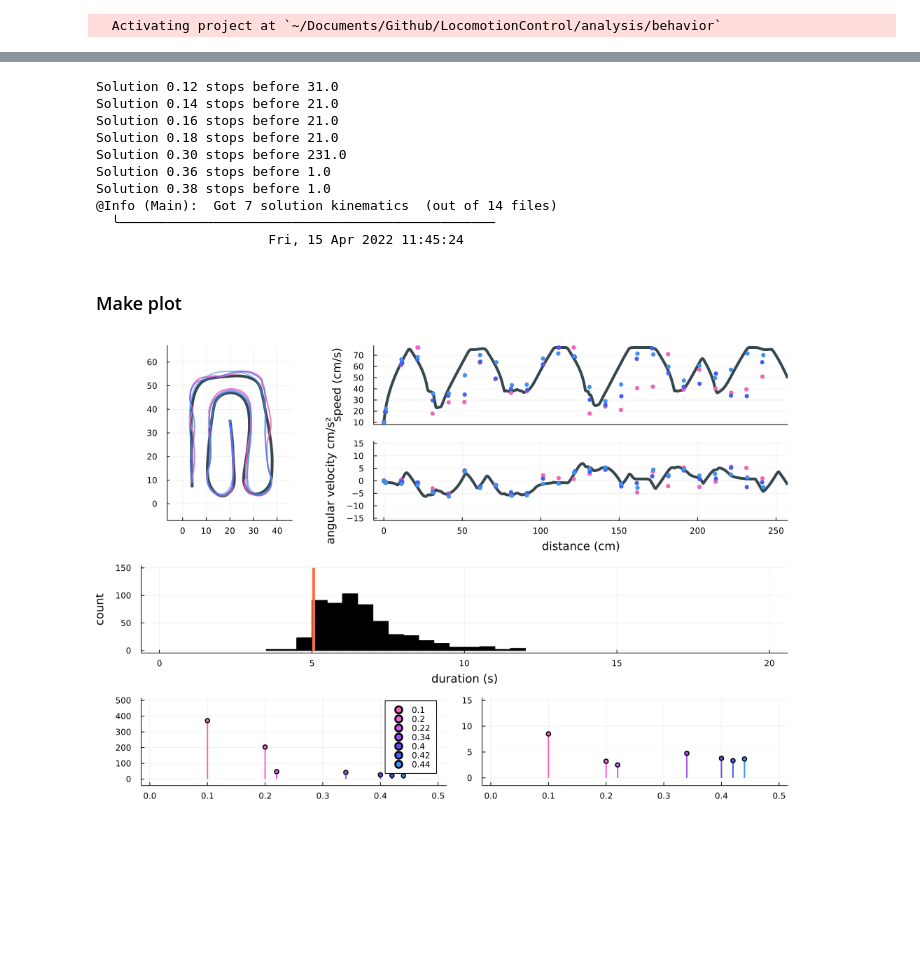
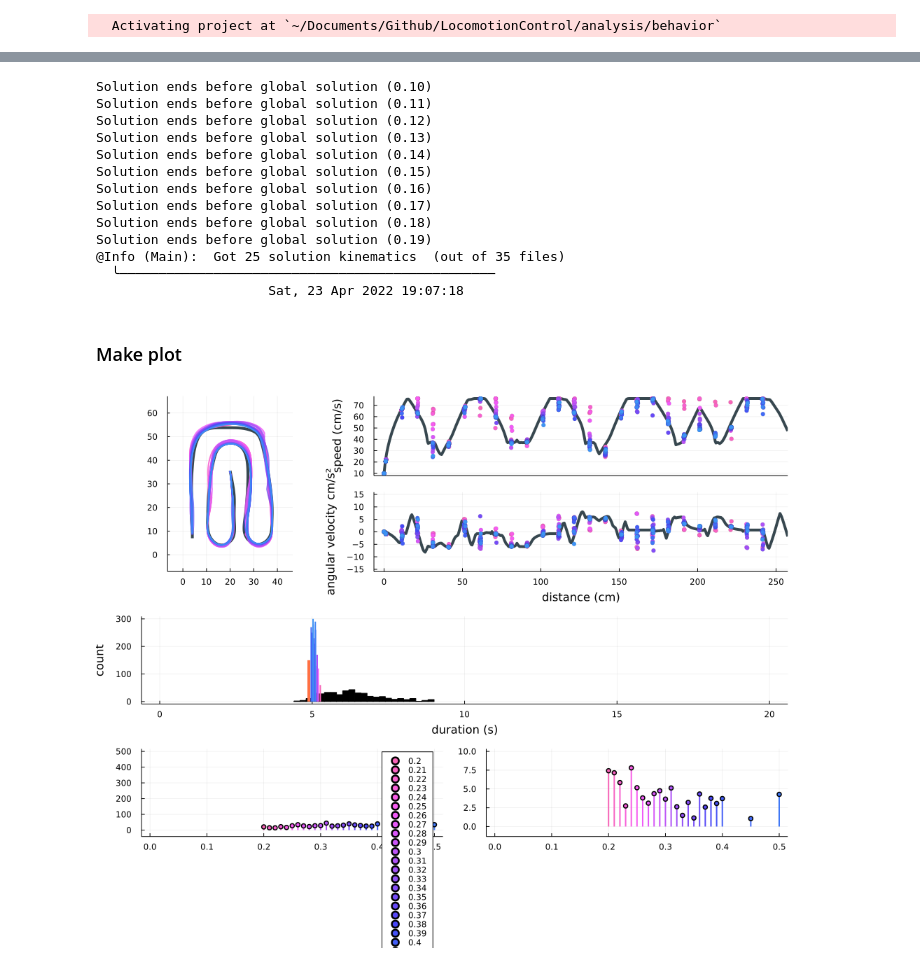
Before and after one commit to BrancoLab/LocomotionControl, a Jupyter notebook: thesis/chpt3/fig6.ipynb, the cells around one changed output, grey strips where cells are left out. Drawn from its saved outputs; the diff is of its cells as text; code cells hidden in the pictures; blank space fills up the shorter version.

```diff
--- a/thesis/chpt3/fig6.ipynb
+++ b/thesis/chpt3/fig6.ipynb
@@ -71,9 +69,13 @@ struct Kinematics
     speed::Vector{Number}
     ω::Vector{Number}
     planning_window::Float64
+    duration::Float64
 end
 
 function Kinematics(solution, points, planning_window)
+    solution.t[end] < globalsolution.t[end] && println("Solution ends before global solution ($planning_window)")
+    solution.t[end] < globalsolution.t[end] && return nothing
+
     svals, s, ω = [], [], []
     for p in points
         idx = findfirst(solution.s .>= p.s)
@@ -86,7 +88,7 @@ function Kinematics(solution, points, planning_window)
     end
 
     planning_window = planning_window isa AbstractString ? parse(Float64, planning_window) : planning_window
-    return Kinematics(svals, s, ω, planning_window)
+    return Kinematics(svals, s, ω, planning_window, solution.t[end])
 end
 
 # get kinematics MSE wrt to global solution
@@ -119,16 +121,19 @@ MSEs = map(kin -> MSE(gs_kinematics, kin), solutions_kinematics);
 colors = range(HSL(326, .9, .68), stop=HSL(212, .9, .6), length=max(2, length(MSEs)))
 alphas = range(.9, .6, length=max(5, length(MSEs)));
 # %% [output]
-Solution 0.12 stops before 31.0
-Solution 0.14 stops before 21.0
-Solution 0.16 stops before 21.0
-Solution 0.18 stops before 21.0
-Solution 0.30 stops before 231.0
-Solution 0.36 stops before 1.0
-Solution 0.38 stops before 1.0
-@Info (Main):  Got 7 solution kinematics  (out of 14 files)
+Solution ends before global solution (0.10)
+Solution ends before global solution (0.11)
+Solution ends before global solution (0.12)
+Solution ends before global solution (0.13)
+Solution ends before global solution (0.14)
+Solution ends before global solution (0.15)
+Solution ends before global solution (0.16)
+Solution ends before global solution (0.17)
+Solution ends before global solution (0.18)
+Solution ends before global solution (0.19)
+@Info (Main):  Got 25 solution kinematics  (out of 35 files)
   ╰────────────────────────────────────────────────
-                      Fri, 15 Apr 2022 11:45:24
+                      Sat, 23 Apr 2022 19:07:18
 # %% [markdown]
 ### Make plot
 # %%
@@ -213,10 +218,14 @@ for (n, (solution, color, alpha)) in enumerate(zip(solutions, colors, alphas))
 #     plot!(
 #         solution.s, solution.ω, color=color, subplot=3, label=nothing, lw=3, alpha=alpha
 #     )
-#     plot!(
-#         [solution.t[end], solution.t[end]], [0, 50 + 10n], subplot=4,
-#         lw=2, color=color, alpha=1, label=nothing
-#     )
+end
+
+# plot solutions durations
+for (n, kin) in enumerate(solutions_kinematics)
+    plot!(
+        [kin.duration, kin.duration], [0, 50 + 10n], subplot=4,
+        lw=2, color=colors[n], alpha=1, label=nothing
+    )
 end
 
 
@@ -232,32 +241,32 @@ for i in 1:length(MSEs)
         [ms.planning_window],
         [ms.speed],
         color=colors[i],  subplot=5, label=ms.planning_window,
     )
 
     plot!(
         [ms.planning_window, ms.planning_window],
         [0, ms.ω],
         color=colors[i], lw=2, subplot=6, label=nothing
     )
     scatter!(
         [ms.planning_window],
         [ms.ω],
         color=colors[i],  subplot=6, label=nothing,
     )
 end
 # scatter!(
 #     getfield.(MSEs, :planning_window),
 #     getfield.(MSEs, :speed),
 #     subplot=5, label=nothing
 # )
 
 # set plot properties
 plot!(; subplot=2, xlim=[1, 250], xticks=[], ylabel="speed (cm/s)")
 plot!(; subplot=3, ylim=[-15, 15], xlim=[1, 250], xlabel="distance (cm)", ylabel="angular velocity cm/s²")
 plot!(; subplot=4, xlim=[0, 20], xlabel="duration (s)", ylabel="count")
 plot!(; subplot=5, ylim=[-25, 500], xlim=[0, .5])
-plot!(; subplot=6, ylim=[-1, 15], xlim=[0, .5])
+plot!(; subplot=6, ylim=[-1, 10], xlim=[0, .5])
 
 display(fig)
 # %% [output]
-[figure, old version]
+[figure, new version]
```
Also changed, not shown: parts of 2 cells of this notebook, 15 other files.
